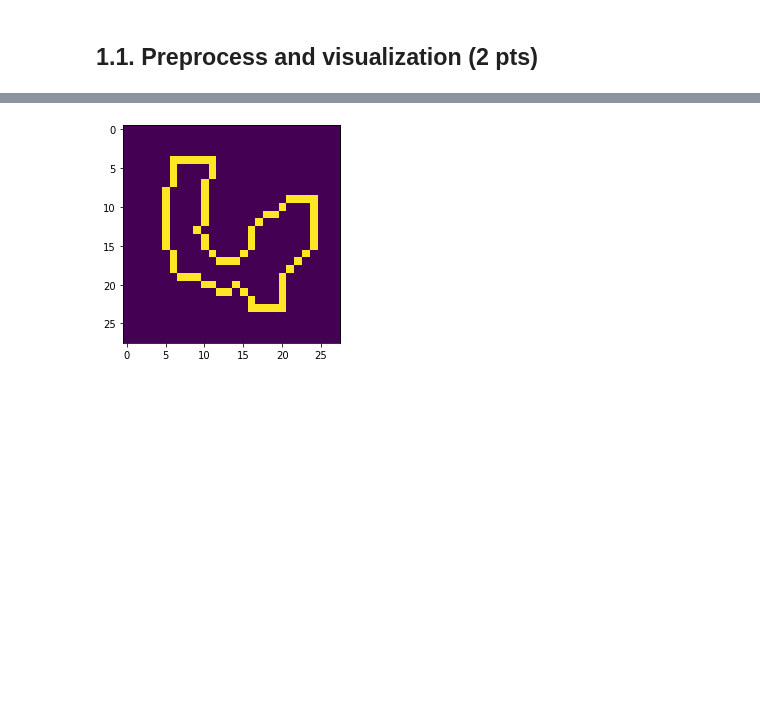
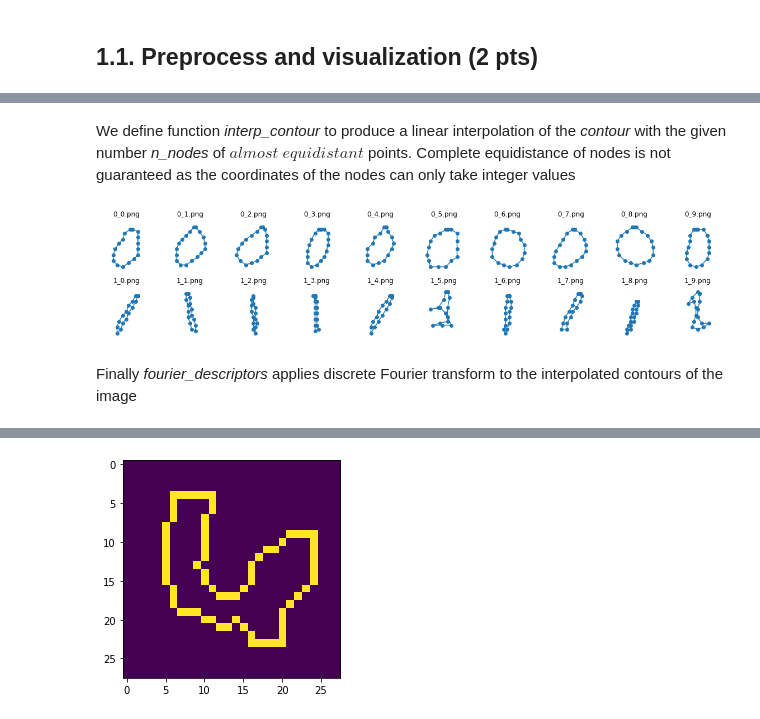
Before and after one commit to pranavkrishna1908/ImageAnalysis, a Jupyter notebook: lab2_final_version.ipynb, the cells around one changed output, grey strips where cells are left out. Saved outputs shown, nothing was run; the diff lists cells and outputs as text; code cells hidden in the pictures; blank space fills up the shorter version.

```diff
--- a/lab2_final_version.ipynb
+++ b/lab2_final_version.ipynb
@@ -104,0 +161,44 @@ plt.imshow(contour_image,cmap='gray')
+# %% [markdown]
+We define function *interp_contour* to produce a linear interpolation of the *contour* with the given number *n_nodes* of $almost$ $equidistant$ points. Complete equidistance of nodes is not guaranteed as the coordinates of the nodes can only take integer values
+# %%
+def interp_contour(contour,n_nodes):
+    contour = np.array(contour)
+    n = len(contour)
+    perimeter = np.linalg.norm(contour[0]-contour[-1])
+    for x in (contour[1:]-contour[:-1]):
+        perimeter += np.linalg.norm(x)
+    step_len = perimeter/n_nodes
+    output = [contour[0]]
+    k = 0
+    for i in range(n_nodes-1):
+        current_point = output[-1]
+        current_len = 0
+        while(current_len<=step_len and k<n):
+            current_len=np.linalg.norm(contour[k]-current_point)
+            k+=1
+        #print(k)
+        current_point = contour[k-1]
+        output.append(current_point)
+    return np.array(output)
+
+n_nodes = 20
+contours_0 = [interp_contour(long_contour(img)[0],n_nodes) for img in zeros_mask]
+contours_1 = [interp_contour(long_contour(img)[0],n_nodes) for img in ones_mask]
+
+fig, axes = plt.subplots(2, len(zeros_mask), figsize=(20, 4))
+for ax, cont, nm in zip(axes[0], contours_0, zeros_names):
+    ax.set_xlim(0,28)
+    ax.set_ylim(0,28)
+    ax.plot(cont[:,0],28-cont[:,1],marker='o')
+    ax.axis('off')
+    ax.set_title(nm)
+for ax, cont, nm in zip(axes[1], contours_1, ones_names):
+    ax.set_xlim(0,28)
+    ax.set_ylim(0,28)
+    ax.plot(cont[:,0],28-cont[:,1],marker='o')
+    ax.axis('off')
+    ax.set_title(nm)
+# %% [output]
+[figure, added]
+# %% [markdown]
+Finally *fourier_descriptors* applies discrete Fourier transform to the interpolated contours of the image
```
Also changed, not shown: parts of 22 cells of this notebook.
